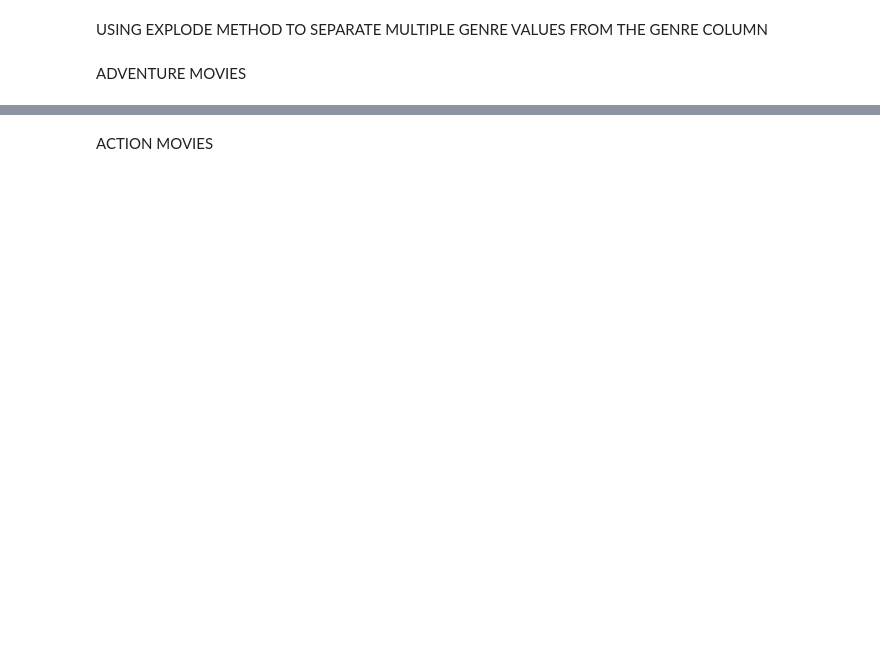
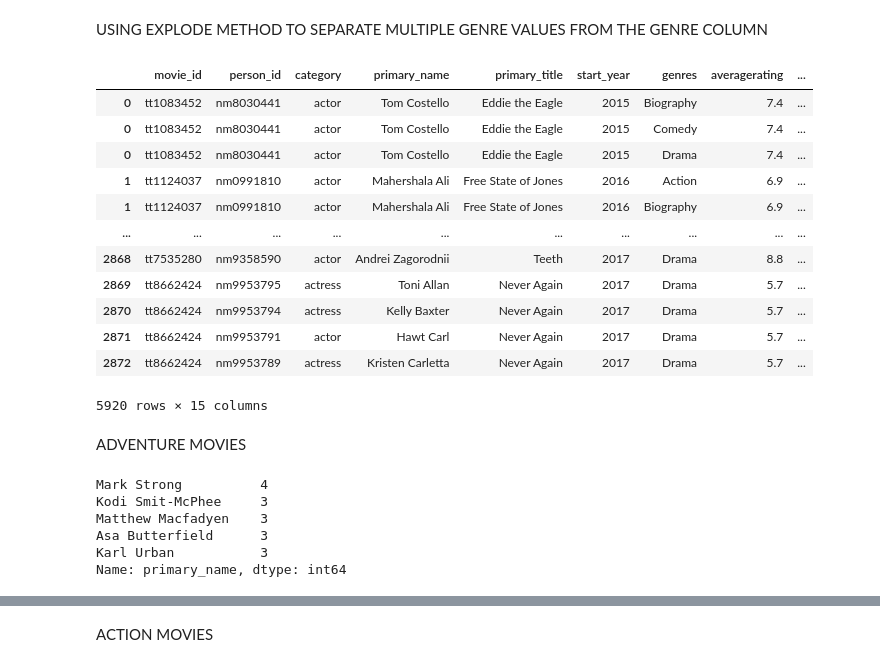
Before and after one commit to LaibahAshfaq/Microsoft-Movie-Analysis-Project, a Jupyter notebook: Final_Notebook.ipynb, the cells around one changed output, grey strips where cells are left out. Cells and saved outputs as stored; diff of their text form; code cells hidden in the pictures; blank space fills up the shorter version.

Commit message:
Adding Kelly's changes

```diff
--- a/Final_Notebook.ipynb
+++ b/Final_Notebook.ipynb
@@ -633,10 +648,31 @@ movie_full['genres'] = movie_full['genres'].apply(lambda x: x.split(','))
 movie_info_ = movie_full.explode('genres')
 # %%
 #dropping columns that are not needed
-movie_info.drop(['original_title', 'runtime_minutes', 'id', 'Unnamed: 0', 'movie'], axis=1)
+movie_info_.drop(['original_title', 'runtime_minutes', 'id', 'movie'], axis=1)
+# %% [output]
+|  | movie_id | person_id | category | primary_name | primary_title | start_year | genres | averagerating | ... |
+| 0 | tt1083452 | nm8030441 | actor | Tom Costello | Eddie the Eagle | 2015 | Biography | 7.4 | ... |
+| 0 | tt1083452 | nm8030441 | actor | Tom Costello | Eddie the Eagle | 2015 | Comedy | 7.4 | ... |
+| 0 | tt1083452 | nm8030441 | actor | Tom Costello | Eddie the Eagle | 2015 | Drama | 7.4 | ... |
+| 1 | tt1124037 | nm0991810 | actor | Mahershala Ali | Free State of Jones | 2016 | Action | 6.9 | ... |
+| 1 | tt1124037 | nm0991810 | actor | Mahershala Ali | Free State of Jones | 2016 | Biography | 6.9 | ... |
+| ... | ... | ... | ... | ... | ... | ... | ... | ... | ... |
+| 2868 | tt7535280 | nm9358590 | actor | Andrei Zagorodnii | Teeth | 2017 | Drama | 8.8 | ... |
+| 2869 | tt8662424 | nm9953795 | actress | Toni Allan | Never Again | 2017 | Drama | 5.7 | ... |
+| 2870 | tt8662424 | nm9953794 | actress | Kelly Baxter | Never Again | 2017 | Drama | 5.7 | ... |
+| 2871 | tt8662424 | nm9953791 | actor | Hawt Carl | Never Again | 2017 | Drama | 5.7 | ... |
+| 2872 | tt8662424 | nm9953789 | actress | Kristen Carletta | Never Again | 2017 | Drama | 5.7 | ... |
+5920 rows × 15 columns
 # %% [markdown]
 ADVENTURE MOVIES
 # %%
-adv_movies = movie_info[(movie_info['genres'] == 'Adventure')]
+adv_movies = movie_info_[(movie_info_['genres'] == 'Adventure')]
 adv_counts = adv_movies['primary_name'].value_counts().sort_values(ascending = False, inplace = False).head(5)
 adv_counts
+# %% [output]
+Mark Strong          4
+Kodi Smit-McPhee     3
+Matthew Macfadyen    3
+Asa Butterfield      3
+Karl Urban           3
+Name: primary_name, dtype: int64
```
Also changed, not shown: parts of 9 cells of this notebook.
